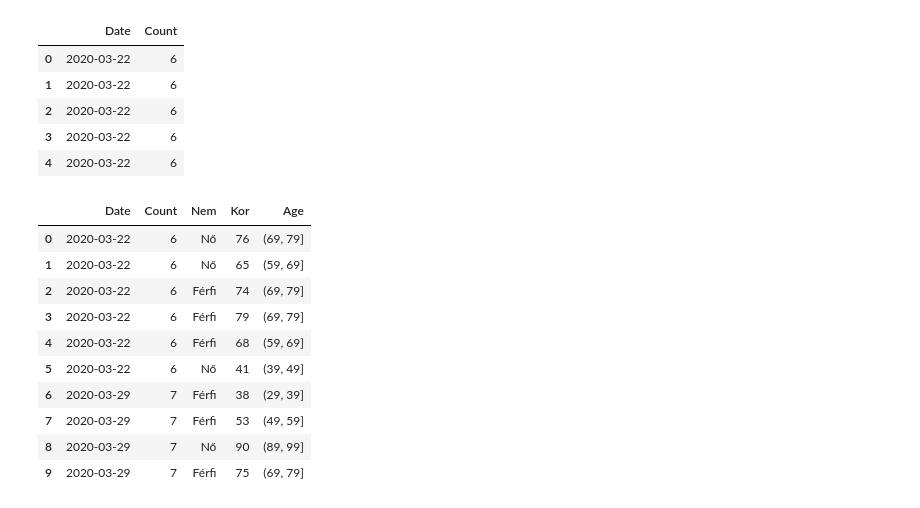
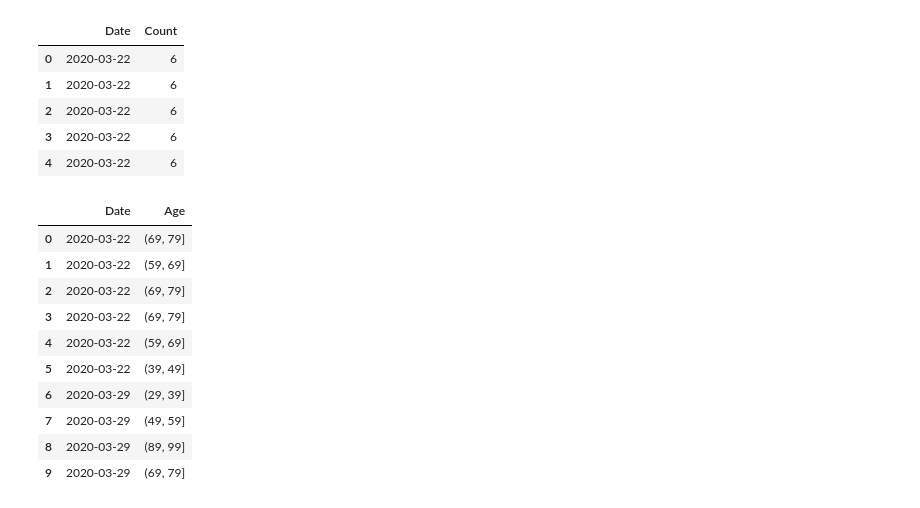
Before and after one commit to Epidemic-Models/data-science-project-covid, a Jupyter notebook: src/data_processing/data_visualization.ipynb, the cells around one changed output. Drawn from its saved outputs; the diff is of its cells as text; code cells hidden in the pictures.

Commit message:
Data Visualization

```diff
--- a/src/data_processing/data_visualization.ipynb
+++ b/src/data_processing/data_visualization.ipynb
@@ -145,20 +147,22 @@ mydata.head()
 | 3 | 2020-03-22 | 6 |
 | 4 | 2020-03-22 | 6 |
 # %%
-data_with_dates=pd.merge(mydata, data_with_dates, how='inner', left_index=True, right_index=True)
-data_with_dates.drop(columns=["Dátum"], inplace = True)
-data_with_dates["Date"] = data_with_dates["Date"].dt.date
+date_age=pd.merge(mydata, data_with_dates, how='inner', left_index=True, right_index=True)
+date_age.head()
+date_age.drop(columns=["Dátum"], inplace = True)
+date_age["Date"] = date_age["Date"].dt.date
+date_age.drop(columns=["Count", "Nem", "Kor" ], inplace = True)
 
-data_with_dates.head(10)
+date_age.head(10)
 # %% [output]
-|  | Date | Count | Nem | Kor | Age |
-| 0 | 2020-03-22 | 6 | Nő | 76 | (69, 79] |
-| 1 | 2020-03-22 | 6 | Nő | 65 | (59, 69] |
-| 2 | 2020-03-22 | 6 | Férfi | 74 | (69, 79] |
-| 3 | 2020-03-22 | 6 | Férfi | 79 | (69, 79] |
-| 4 | 2020-03-22 | 6 | Férfi | 68 | (59, 69] |
-| 5 | 2020-03-22 | 6 | Nő | 41 | (39, 49] |
-| 6 | 2020-03-29 | 7 | Férfi | 38 | (29, 39] |
-| 7 | 2020-03-29 | 7 | Férfi | 53 | (49, 59] |
-| 8 | 2020-03-29 | 7 | Nő | 90 | (89, 99] |
-| 9 | 2020-03-29 | 7 | Férfi | 75 | (69, 79] |
+|  | Date | Age |
+| 0 | 2020-03-22 | (69, 79] |
+| 1 | 2020-03-22 | (59, 69] |
+| 2 | 2020-03-22 | (69, 79] |
+| 3 | 2020-03-22 | (69, 79] |
+| 4 | 2020-03-22 | (59, 69] |
+| 5 | 2020-03-22 | (39, 49] |
+| 6 | 2020-03-29 | (29, 39] |
+| 7 | 2020-03-29 | (49, 59] |
+| 8 | 2020-03-29 | (89, 99] |
+| 9 | 2020-03-29 | (69, 79] |
```
Also changed, not shown: parts of 21 cells of this notebook, 1 other file.
